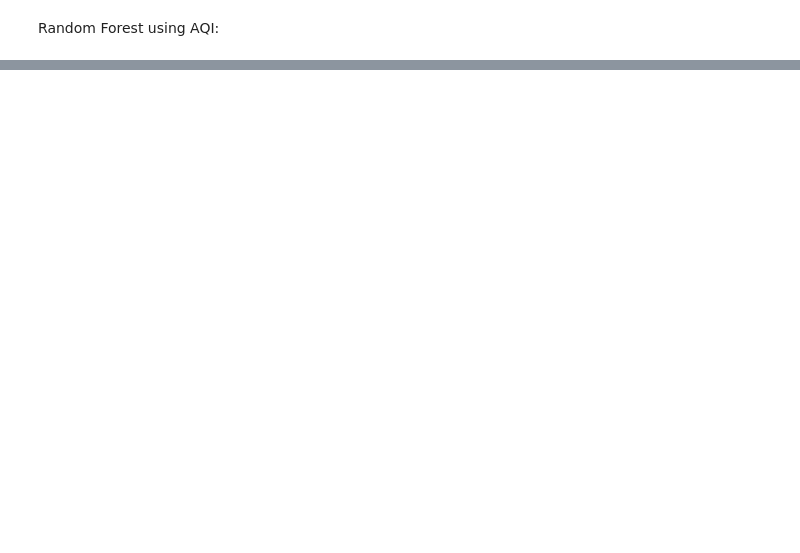
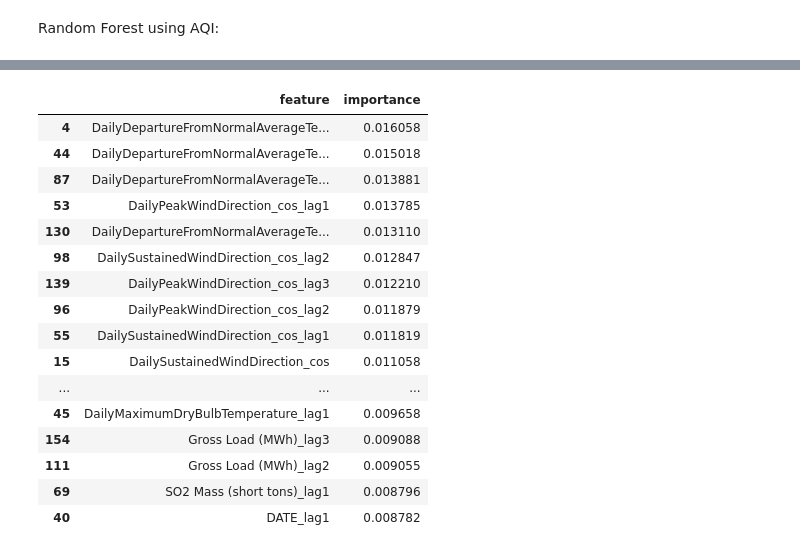
Before and after one commit to griffinberonio/AAE-724-Repo, a Jupyter notebook: Final_Model_Analysis.ipynb, the cells around one changed output, grey strips where cells are left out. Saved outputs shown, nothing was run; the diff lists cells and outputs as text; code cells hidden in the pictures; blank space fills up the shorter version.

```diff
--- a/Final_Model_Analysis.ipynb
+++ b/Final_Model_Analysis.ipynb
@@ -256,0 +359,20 @@ random_forest_aqi = Random_Forest.random_forest(totaldataframe, pm=False)
+# %%
+random_forest_aqi[3].head(20)
+# %% [output]
+|  | feature | importance |
+| 4 | DailyDepartureFromNormalAverageTe... | 0.016058 |
+| 44 | DailyDepartureFromNormalAverageTe... | 0.015018 |
+| 87 | DailyDepartureFromNormalAverageTe... | 0.013881 |
+| 53 | DailyPeakWindDirection_cos_lag1 | 0.013785 |
+| 130 | DailyDepartureFromNormalAverageTe... | 0.013110 |
+| 98 | DailySustainedWindDirection_cos_lag2 | 0.012847 |
+| 139 | DailyPeakWindDirection_cos_lag3 | 0.012210 |
+| 96 | DailyPeakWindDirection_cos_lag2 | 0.011879 |
+| 55 | DailySustainedWindDirection_cos_lag1 | 0.011819 |
+| 15 | DailySustainedWindDirection_cos | 0.011058 |
+| ... | ... | ... |
+| 45 | DailyMaximumDryBulbTemperature_lag1 | 0.009658 |
+| 154 | Gross Load (MWh)_lag3 | 0.009088 |
+| 111 | Gross Load (MWh)_lag2 | 0.009055 |
+| 69 | SO2 Mass (short tons)_lag1 | 0.008796 |
+| 40 | DATE_lag1 | 0.008782 |
```
Also changed, not shown: parts of 5 cells of this notebook, 1 other file.
